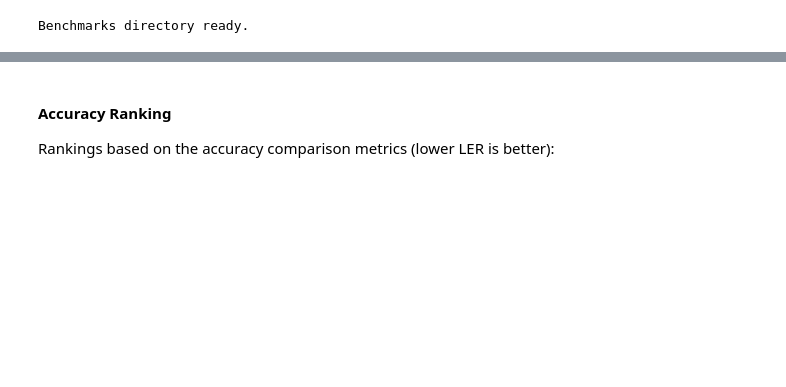
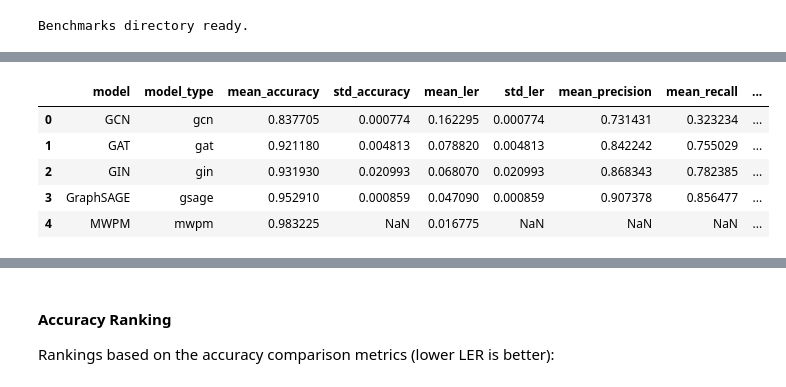
Before and after one commit to billxby/quantum-error-correction, a Jupyter notebook: code/testing.ipynb, the cells around one changed output, grey strips where cells are left out. Cells and saved outputs as stored; diff of their text form; code cells hidden in the pictures; blank space fills up the shorter version.

Commit message:
update benchmark

```diff
--- a/code/testing.ipynb
+++ b/code/testing.ipynb
@@ -1246,0 +1316,86 @@ MWPM            0.0155          N/A             baseline
+# %%
+import pandas as pd
+from datetime import datetime
+
+def create_summary_dataframe(accuracy_results: dict, speed_results: dict) -> pd.DataFrame:
+    """Create a pandas DataFrame with all summary statistics."""
+
+    rows = []
+    model_types = list(accuracy_results['models'].keys())
+    p_values = accuracy_results['p_values']
+    mwpm_tp = speed_results['mwpm']['throughput_graphs_per_sec']
+    mwpm_ler = accuracy_results['mwpm']['overall_ler']
+
+    for model_type in model_types:
+        acc_results = accuracy_results['models'][model_type]
+        spd_results = speed_results['models'][model_type]
+
+        # Get average precision/recall/f1 from seed results
+        precisions = [r['precision'] for r in acc_results['seed_results'].values()]
+        recalls = [r['recall'] for r in acc_results['seed_results'].values()]
+        f1s = [r['f1'] for r in acc_results['seed_results'].values()]
+
+        row = {
+            'model': get_model_display_name(model_type),
+            'model_type': model_type,
+            'mean_accuracy': acc_results['mean_accuracy'],
+            'std_accuracy': acc_results['std_accuracy'],
+            'mean_ler': acc_results['mean_ler'],
+            'std_ler': acc_results['std_ler'],
+            'mean_precision': np.mean(precisions),
+            'mean_recall': np.mean(recalls),
+            'mean_f1': np.mean(f1s),
+            'mean_throughput': spd_results['mean_throughput'],
+            'std_throughput': spd_results['std_throughput'],
+            'mean_latency_ms': spd_results['mean_latency'],
+            'std_latency_ms': spd_results['std_latency'],
+            'speed_vs_mwpm_ratio': mwpm_tp / spd_results['mean_throughput'],
+            'ler_vs_mwpm_diff': acc_results['mean_ler'] - mwpm_ler,
+        }
+
+        # Add per-p LER values
+        for p in p_values:
+            row[f'ler_p_{p:.3f}'] = acc_results['per_p_mean_ler'].get(p, np.nan)
+
+        rows.append(row)
+
+    # Add MWPM row
+    mwpm_row = {
+        'model': 'MWPM',
+        'model_type': 'mwpm',
+        'mean_accuracy': 1 - mwpm_ler,
+        'std_accuracy': np.nan,
+        'mean_ler': mwpm_ler,
+        'std_ler': np.nan,
+        'mean_precision': np.nan,
+        'mean_recall': np.nan,
+        'mean_f1': np.nan,
+        'mean_throughput': mwpm_tp,
+        'std_throughput': np.nan,
+        'mean_latency_ms': speed_results['mwpm']['latency_ms_per_graph'],
+        'std_latency_ms': np.nan,
+        'speed_vs_mwpm_ratio': 1.0,
+        'ler_vs_mwpm_diff': 0.0,
+    }
+
+    # Add per-p LER values for MWPM
+    for p in p_values:
+        mwpm_row[f'ler_p_{p:.3f}'] = accuracy_results['mwpm']['per_p_ler'].get(p, np.nan)
+
+    rows.append(mwpm_row)
+
+    return pd.DataFrame(rows)
+
+# Create the summary DataFrame
+summary_df = create_summary_dataframe(accuracy_results, speed_results)
+
+# Save to CSV with timestamp
+timestamp = datetime.now().strftime('%Y-%m-%d_%H-%M-%S')
+csv_path = f'benchmarks/test_summary_d{DISTANCE}_{timestamp}.csv'
+summary_df.to_csv(csv_path, index=False)
+print(f"Summary saved to: {csv_path}")
+
+# Display the DataFrame
+print("\nSummary DataFrame:")
+summary_df
+# %% [output]
@@ -1246,0 +1405,6 @@ MWPM            0.0155          N/A             baseline
+|  | model | model_type | mean_accuracy | std_accuracy | mean_ler | std_ler | mean_precision | mean_recall | ... |
+| 0 | GCN | gcn | 0.837705 | 0.000774 | 0.162295 | 0.000774 | 0.731431 | 0.323234 | ... |
+| 1 | GAT | gat | 0.921180 | 0.004813 | 0.078820 | 0.004813 | 0.842242 | 0.755029 | ... |
+| 2 | GIN | gin | 0.931930 | 0.020993 | 0.068070 | 0.020993 | 0.868343 | 0.782385 | ... |
+| 3 | GraphSAGE | gsage | 0.952910 | 0.000859 | 0.047090 | 0.000859 | 0.907378 | 0.856477 | ... |
+| 4 | MWPM | mwpm | 0.983225 | NaN | 0.016775 | NaN | NaN | NaN | ... |
```
Also changed, not shown: parts of 20 cells of this notebook, 11 other files.
